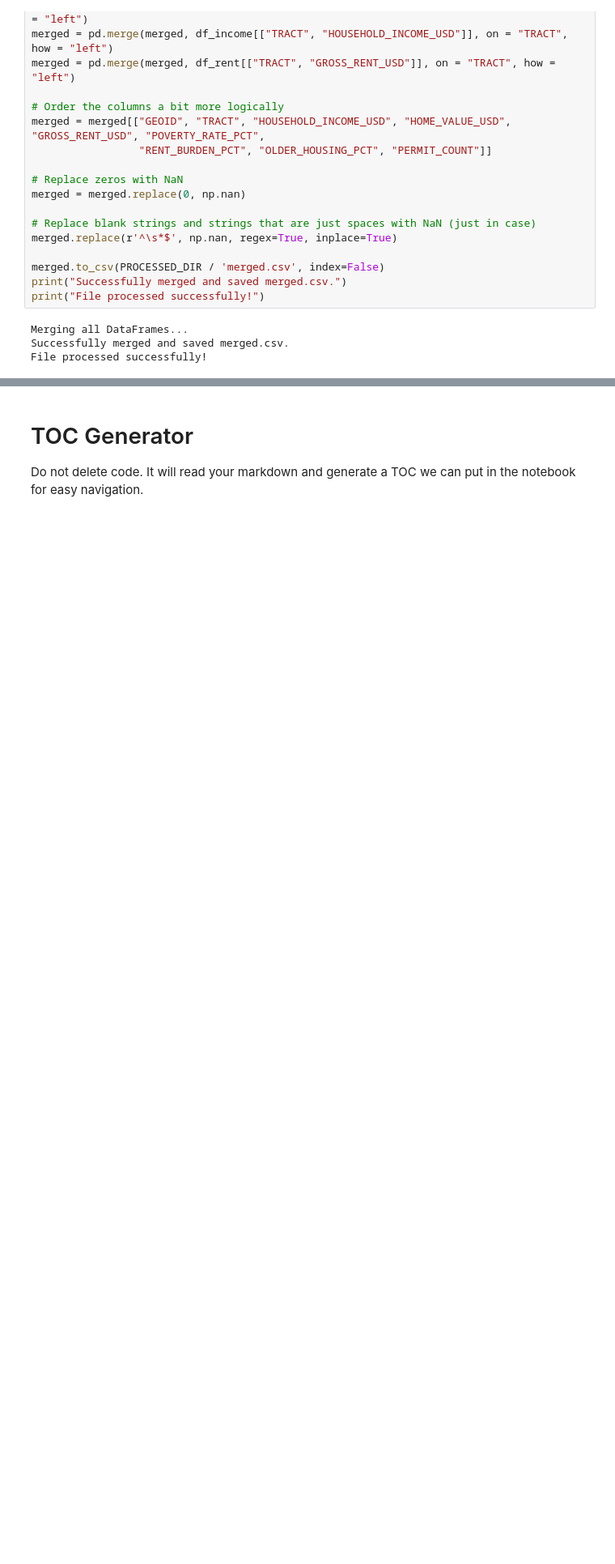
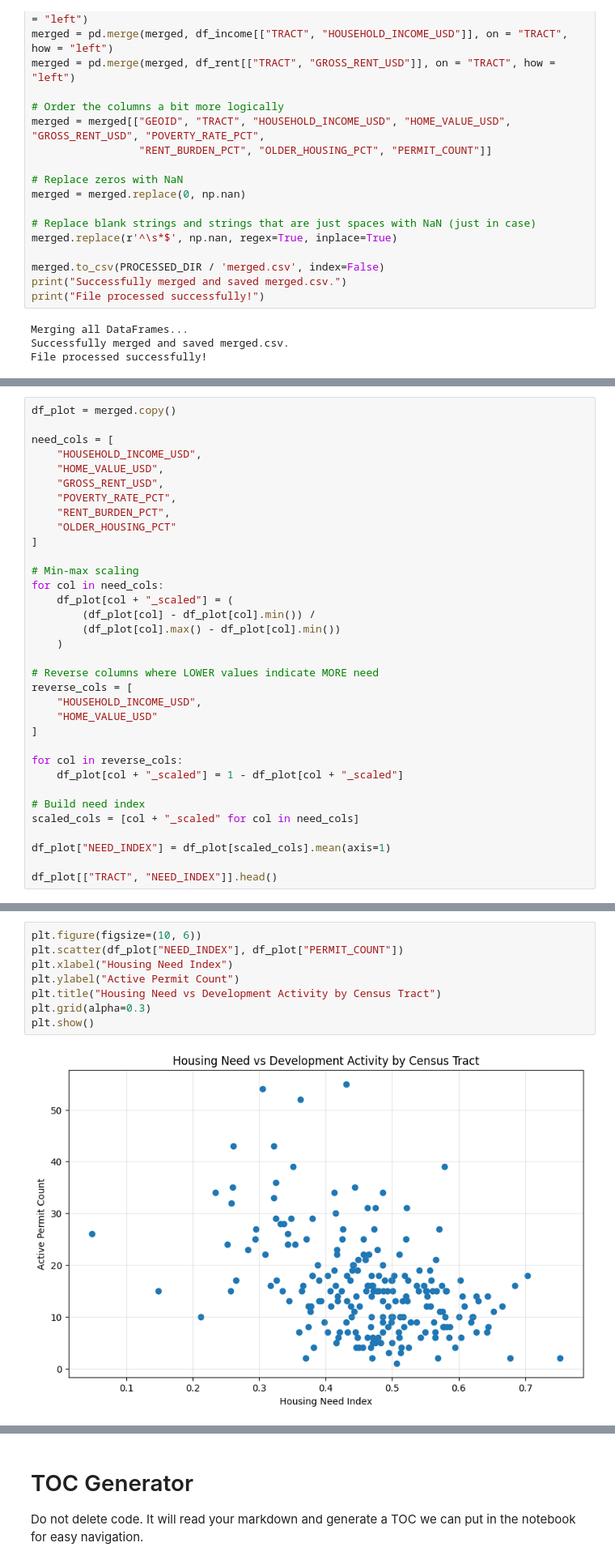
Before and after one commit to Code-You-Contributors/HUD_data_master, a Jupyter notebook: Curtis/curtis.ipynb, the cells around one changed output, grey strips where cells are left out. Shown at 81% size. Saved outputs shown, nothing was run; the diff lists cells and outputs as text; blank space fills up the shorter version.

Commit message:
created a need index and started plotting

```diff
--- a/Curtis/curtis.ipynb
+++ b/Curtis/curtis.ipynb
@@ -348,0 +336,34 @@ memory usage: 15.1+ KB
+# %%
+df_plot = merged.copy()
+
+need_cols = [
+    "HOUSEHOLD_INCOME_USD",
+    "HOME_VALUE_USD",
+    "GROSS_RENT_USD",
+    "POVERTY_RATE_PCT",
+    "RENT_BURDEN_PCT",
+    "OLDER_HOUSING_PCT"
+]
+
+# Min-max scaling
+for col in need_cols:
+    df_plot[col + "_scaled"] = (
+        (df_plot[col] - df_plot[col].min()) /
+        (df_plot[col].max() - df_plot[col].min())
+    )
+
+# Reverse columns where LOWER values indicate MORE need
+reverse_cols = [
+    "HOUSEHOLD_INCOME_USD",
+    "HOME_VALUE_USD"
+]
+
+for col in reverse_cols:
+    df_plot[col + "_scaled"] = 1 - df_plot[col + "_scaled"]
+
+# Build need index
+scaled_cols = [col + "_scaled" for col in need_cols]
+
+df_plot["NEED_INDEX"] = df_plot[scaled_cols].mean(axis=1)
+
+df_plot[["TRACT", "NEED_INDEX"]].head()
@@ -348,0 +379,10 @@ memory usage: 15.1+ KB
+# %%
+plt.figure(figsize=(10, 6))
+plt.scatter(df_plot["NEED_INDEX"], df_plot["PERMIT_COUNT"])
+plt.xlabel("Housing Need Index")
+plt.ylabel("Active Permit Count")
+plt.title("Housing Need vs Development Activity by Census Tract")
+plt.grid(alpha=0.3)
+plt.show()
+# %% [output]
+[figure, added]
```
Also changed, not shown: parts of 8 cells of this notebook.
